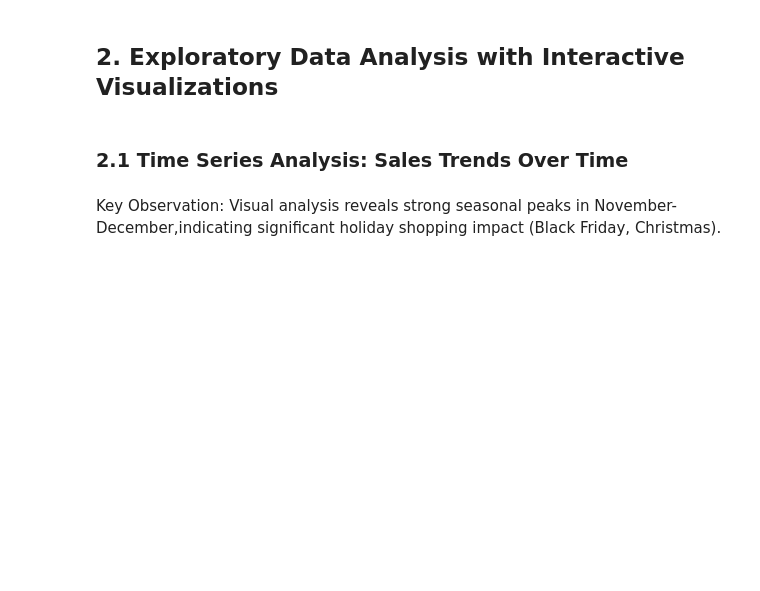
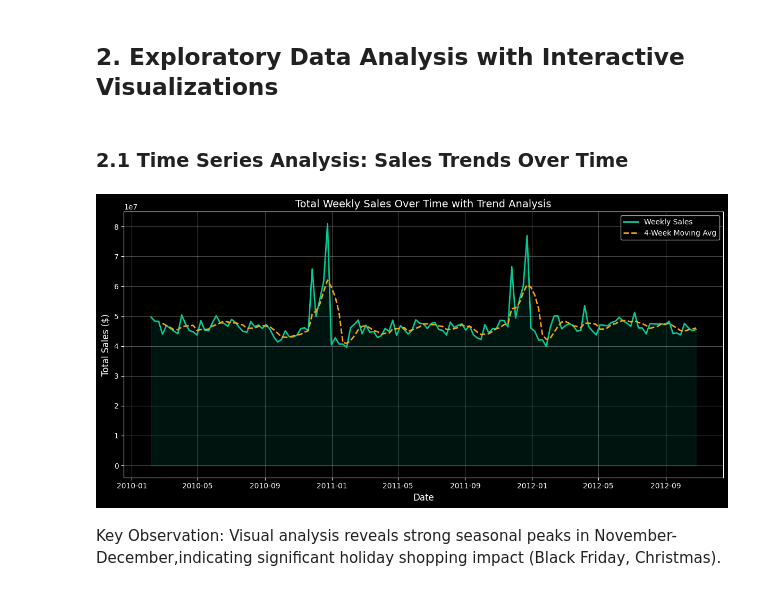
Before and after one commit to Akanksha200008/WalmartForecastSales, a Jupyter notebook: walmart_forecast.ipynb, the cells around one changed output. Cells and saved outputs as stored; diff of their text form; code cells hidden in the pictures; blank space fills up the shorter version.

Commit message:
plot update

```diff
--- a/walmart_forecast.ipynb
+++ b/walmart_forecast.ipynb
@@ -154,41 +154,33 @@ DATA QUALITY REPORT
 # %% [markdown]
 ### 2.1 Time Series Analysis: Sales Trends Over Time
 # %%
-# Interactive time series with trend line
+# Aggregate weekly sales by date
 sales_by_date = df.groupby("Date")["Weekly_Sales"].sum().reset_index()
 
-fig = go.Figure()
+# Compute 4-week moving average
+sales_by_date["MA_4w"] = sales_by_date["Weekly_Sales"].rolling(window=4).mean()
 
-# Main sales line
-fig.add_trace(go.Scatter(
-    x=sales_by_date['Date'],
-    y=sales_by_date['Weekly_Sales'],
-    mode='lines',
-    name='Weekly Sales',
-    line=dict(color='#00CC96', width=2),
-    fill='tozeroy',
-    fillcolor='rgba(0, 204, 150, 0.1)'
-))
+# Plot
+plt.figure(figsize=(12,6))
+plt.plot(sales_by_date["Date"], sales_by_date["Weekly_Sales"],
+         color="#00CC96", linewidth=2, label="Weekly Sales")
 
-# Add moving average
-sales_by_date['MA_4w'] = sales_by_date['Weekly_Sales'].rolling(window=4).mean()
-fig.add_trace(go.Scatter(
-    x=sales_by_date['Date'],
-    y=sales_by_date['MA_4w'],
-    mode='lines',
-    name='4-Week Moving Avg',
-    line=dict(color='#FFA500', width=2, dash='dash')
-))
+plt.plot(sales_by_date["Date"], sales_by_date["MA_4w"],
+         color="#FFA500", linewidth=2, linestyle="--", label="4-Week Moving Avg")
 
-fig.update_layout(
-    title='Total Weekly Sales Over Time with Trend Analysis',
-    xaxis_title='Date',
-    yaxis_title='Total Sales ($)',
-    hovermode='x unified',
-    height=500
-)
-
-fig.show()
+# Fill area under main line (similar to Plotly's 'fill=tozeroy')
+plt.fill_between(sales_by_date["Date"], sales_by_date["Weekly_Sales"],
+                 color="#00CC96", alpha=0.1)
+plt.style.use('dark_background')
+plt.title("Total Weekly Sales Over Time with Trend Analysis", fontsize=14)
+plt.xlabel("Date", fontsize=12)
+plt.ylabel("Total Sales ($)", fontsize=12)
+plt.legend()
+plt.grid(alpha=0.3)
+plt.tight_layout()
+plt.show()
+# %% [output]
+[figure, added]
 # %% [markdown]
 Key Observation: Visual analysis reveals strong seasonal peaks in November-December,indicating significant holiday shopping impact (Black Friday, Christmas).
 # %% [markdown]
```
Also changed, not shown: parts of 13 cells of this notebook.
